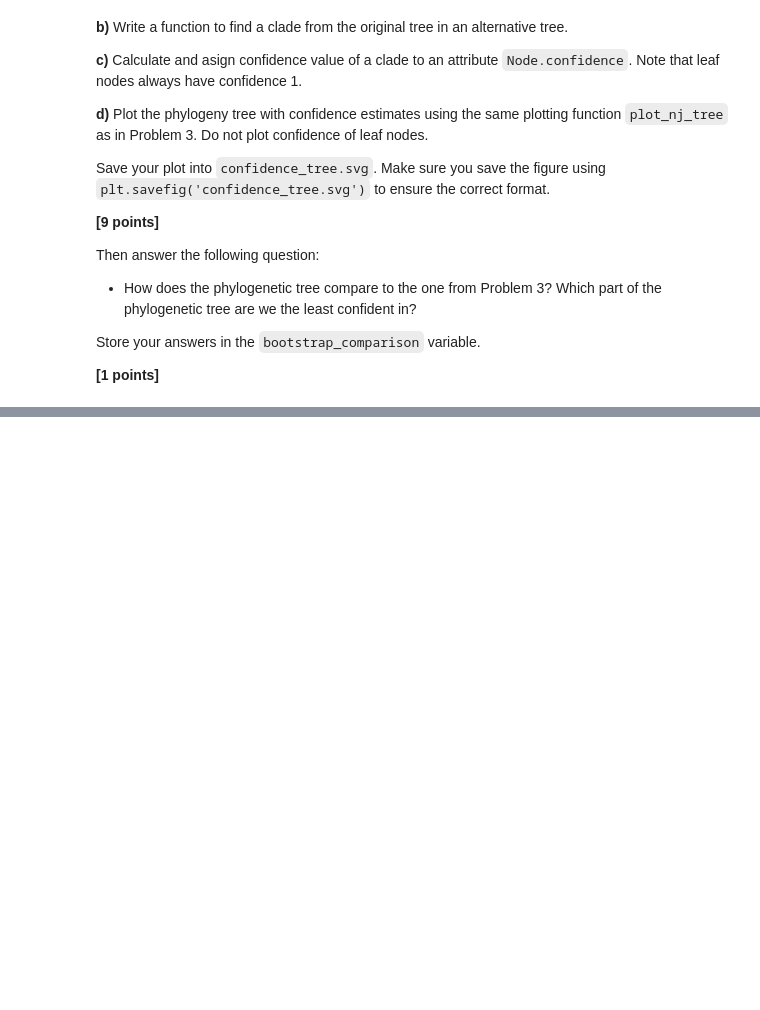
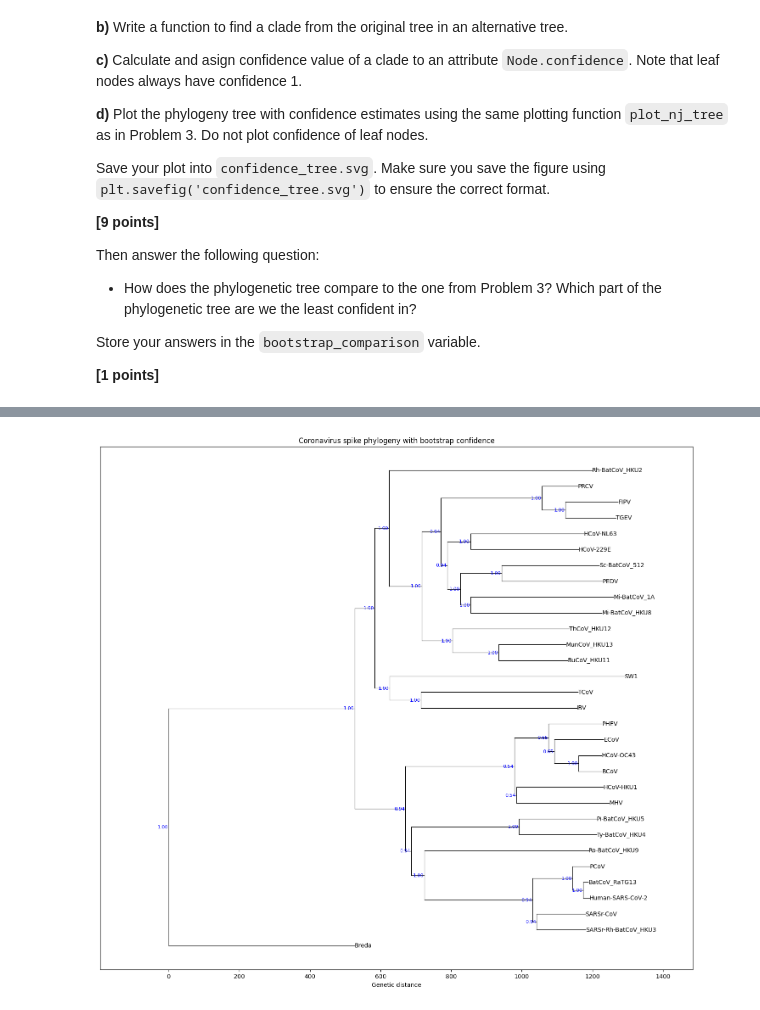
Before and after one commit to z5547586rhonda/assign_phylo, a Jupyter notebook: phylo_workbook.ipynb, the cells around one changed output, grey strips where cells are left out. Saved outputs shown, nothing was run; the diff lists cells and outputs as text; code cells hidden in the pictures; blank space fills up the shorter version.

```diff
--- a/phylo_workbook.ipynb
+++ b/phylo_workbook.ipynb
@@ -983,0 +1017,29 @@ How does the phylogenetic tree compare to the one from Problem 3? Which part of
+# %%
+from helper_functions import neighbor_joining, reroot_tree, plot_nj_tree
+
+distances = calc_distance(sequences)
+spike_tree = neighbor_joining(distances, labels)
+# %%
+# find breda and reroot tree
+def find_breda(tree):
+    stack = [tree]
+    while stack:
+        node = stack.pop()
+
+        if "breda" in node.name.lower():
+            return node
+
+        if node.left is not None:
+            stack.append(node.left)
+
+        if node.right is not None:
+            stack.append(node.right)
+
+    return None
+
+outgroup = find_breda(spike_tree)
+
+if outgroup is None:
+    raise ValueError("Breda virus not found")
+
+spike_tree = reroot_tree(spike_tree, outgroup)
@@ -983,0 +1168,14 @@ How does the phylogenetic tree compare to the one from Problem 3? Which part of
+# %%
+# (d)
+import helper_functions
+import importlib
+importlib.reload(helper_functions)
+from helper_functions import plot_nj_tree
+
+fig, ax = plt.subplots(figsize=(18, 16))
+plot_nj_tree(spike_tree, ax)
+ax.set_title("Coronavirus spike phylogeny with bootstrap confidence")
+plt.savefig('confidence_tree.svg')
+plt.show()
+# %% [output]
+[figure, added]
```
Also changed, not shown: parts of 9 cells of this notebook.
